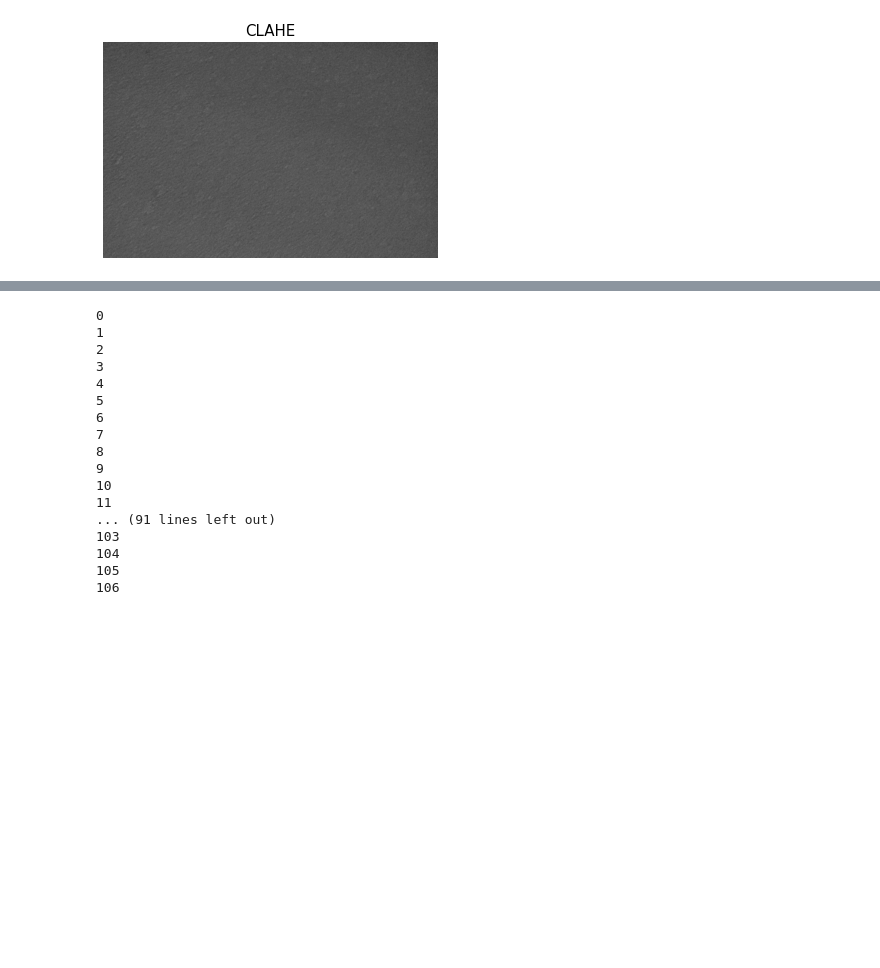
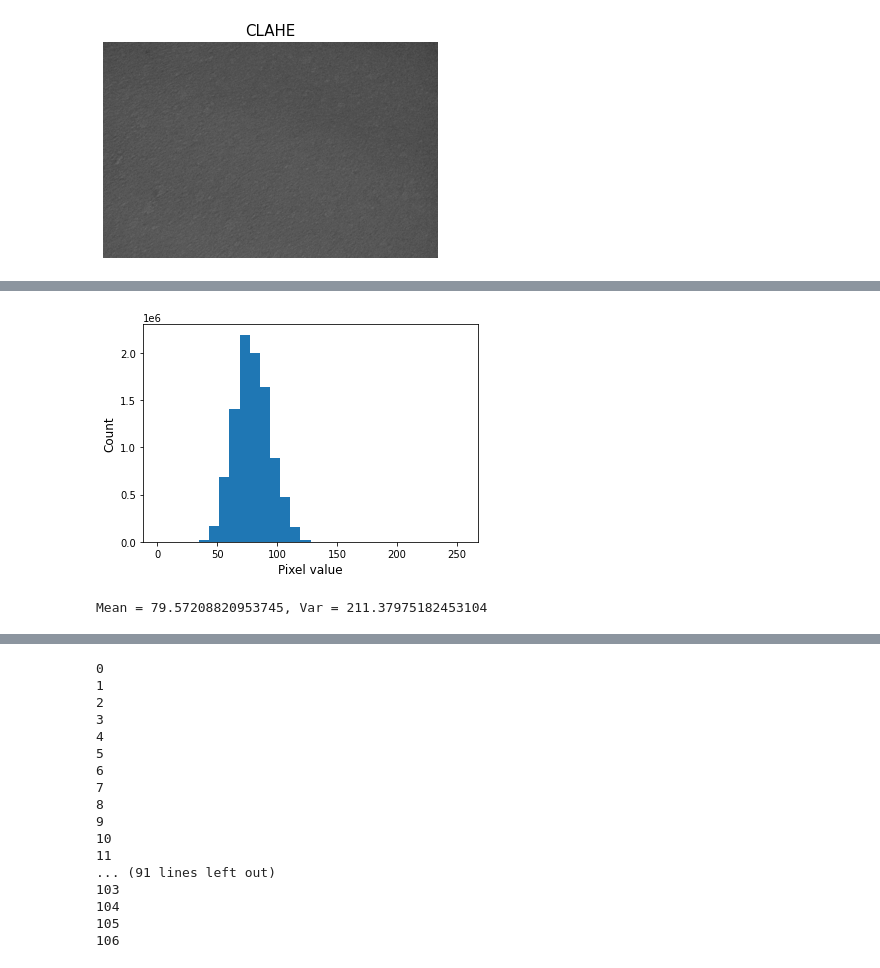
Before and after one commit to jabae/CMontage, a Jupyter notebook: notebooks/historam_equalization.ipynb, the cells around one changed output, grey strips where cells are left out. Drawn from its saved outputs; the diff is of its cells as text; code cells hidden in the pictures; blank space fills up the shorter version.

```diff
--- a/notebooks/historam_equalization.ipynb
+++ b/notebooks/historam_equalization.ipynb
@@ -88,0 +164,11 @@ plt.show()
+# %%
+plt.figure()
+plt.hist(tile_clahe.reshape((-1,)), bins=30)
+plt.xlabel("Pixel value", fontsize=12)
+plt.ylabel("Count", fontsize=12)
+plt.show()
+
+print("Mean = {}, Var = {}".format(np.mean(tile_clahe), np.var(tile_clahe)))
+# %% [output]
+[figure, added]
+Mean = 79.57208820953745, Var = 211.37975182453104
```
Also changed, not shown: parts of 9 cells of this notebook, 1 other file.
